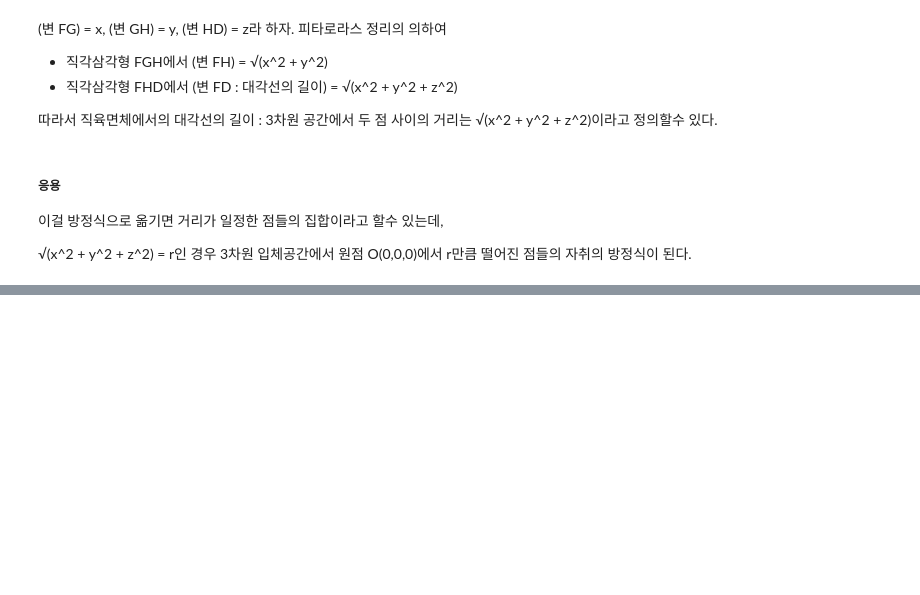
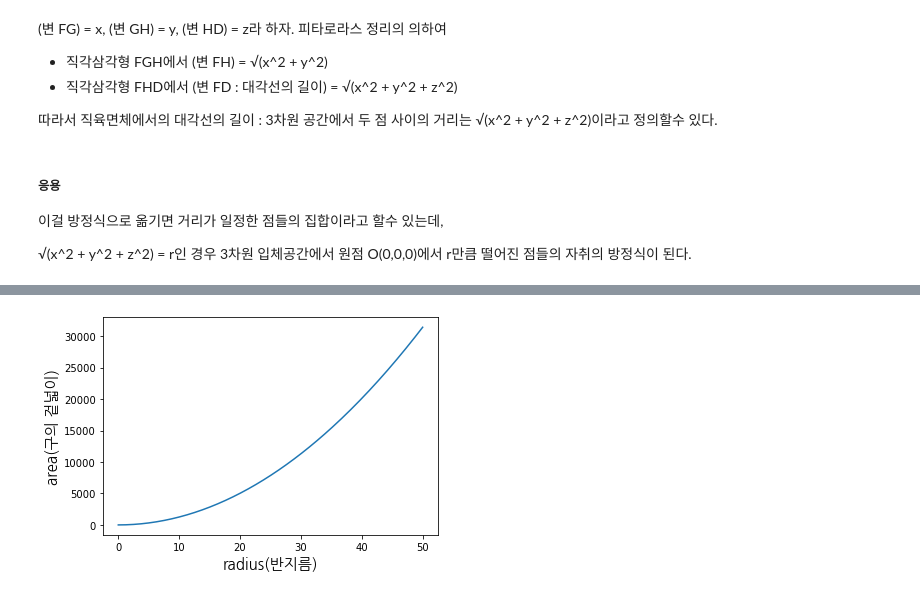
Before and after one commit to minecode0606/Mid_Math_Research, a Jupyter notebook: research/Mathematics/spherical_surface_equation/spherical_surface_equation.ipynb, the cells around one changed output, grey strips where cells are left out. Cells and saved outputs as stored; diff of their text form; code cells hidden in the pictures; blank space fills up the shorter version.

```diff
--- a/research/Mathematics/spherical_surface_equation/spherical_surface_equation.ipynb
+++ b/research/Mathematics/spherical_surface_equation/spherical_surface_equation.ipynb
@@ -46,0 +59,42 @@ r만큼 떨어진 점들의 자취의 방정식이 된다.
+# %%
+import matplotlib.pyplot as plt
+import numpy as np
+import matplotlib.font_manager as fm
+def add_font():
+    ## 폰트 이름
+    title_font_name = 'NanumGothic'
+    tick_label_font_name = title_font_name
+
+    ## 폰트 경로
+    font_path = './NanumGothic.ttf'
+    ## 폰트 사이즈
+    font_size = 15
+
+
+    ## FontProperties 인스턴스 생성
+    font_prop = fm.FontProperties(fname = font_path, size=font_size)
+    return font_prop
+
+font_prop = add_font()
+class Surfacearea():
+    def __init__(self, radiusend = 10):
+        self.perimeter = 3.141592
+        self.radius = np.linspace(0,radiusend, 200)
+
+    @classmethod
+    def Finding_the_S_value(cls, radiusls, perimeter):
+        outputls = []
+        for radius in radiusls:
+            outputls.append(4 * perimeter * (radius ** 2))
+        return outputls
+
+    def drow(self):
+        S = self.Finding_the_S_value(self.radius, self.perimeter)
+        plt.xlabel("radius(반지름)", fontproperties=font_prop)
+        plt.ylabel("area(구의 겉넓이)", fontproperties=font_prop)
+        plt.plot(self.radius, S)
+
+surface = Surfacearea(50)
+surface.drow()
+# %% [output]
+[figure, added]
```
Also changed, not shown: parts of 2 cells of this notebook, 4 other files.
